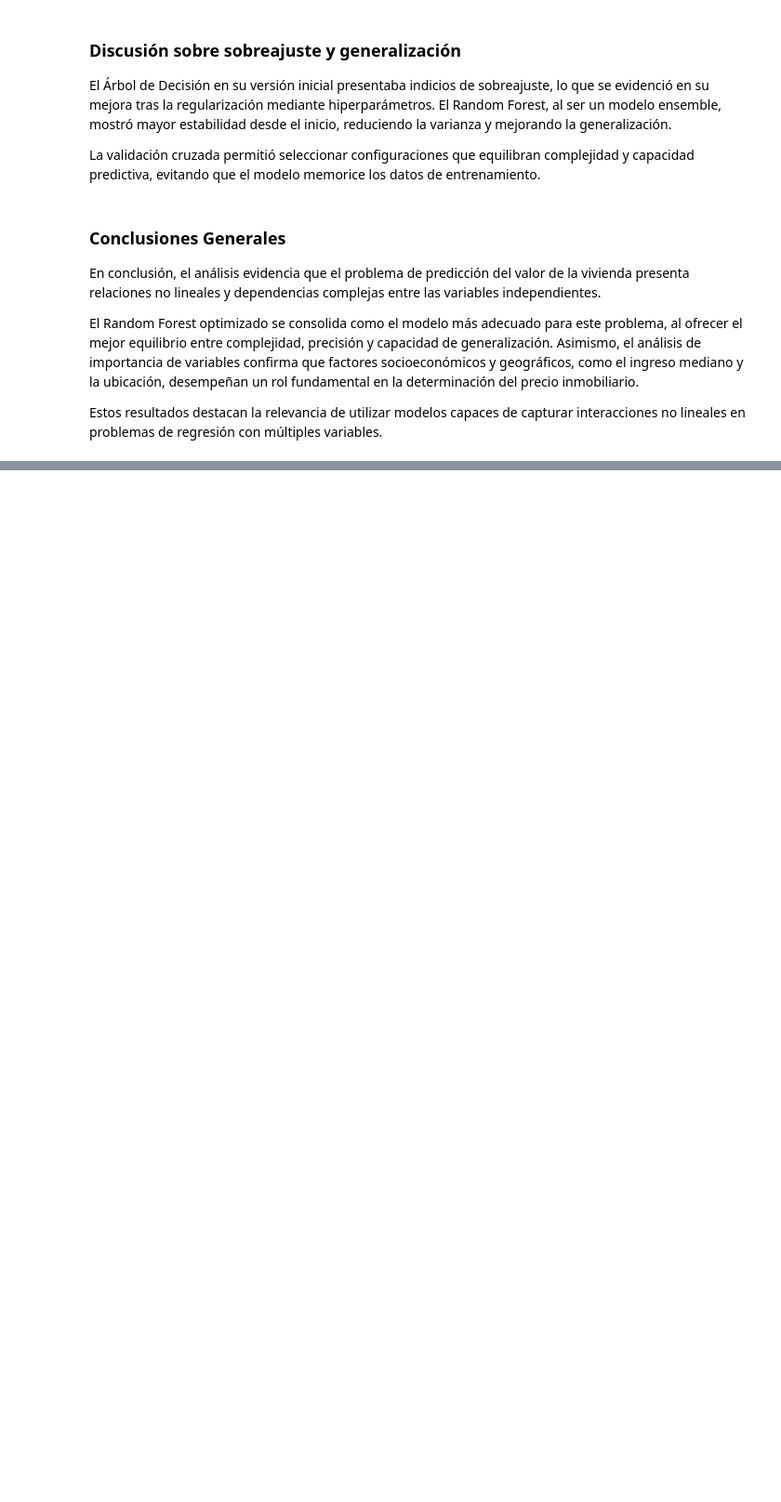
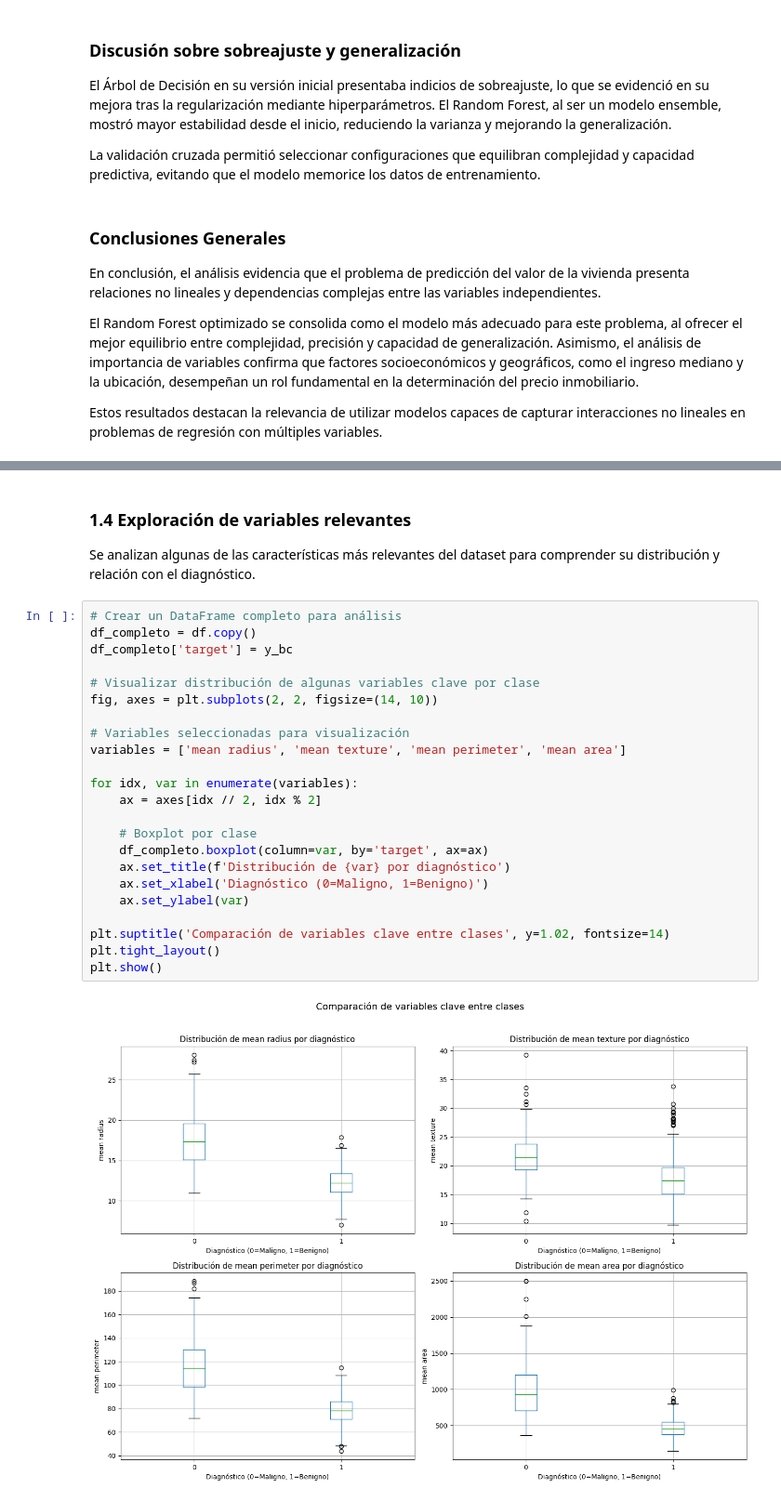
Before and after one commit to rocha30/LAB_2, a Jupyter notebook: problema_regresión.ipynb, the cells around one changed output, grey strips where cells are left out. Shown at 93% size. Cells and saved outputs as stored; diff of their text form; blank space fills up the shorter version.

```diff
--- a/problema_regresión.ipynb
+++ b/problema_regresión.ipynb
@@ -460,0 +607,30 @@ interacciones no lineales en problemas de regresión con múltiples variables.
+# %% [markdown]
+### 1.4 Exploración de variables relevantes
+
+Se analizan algunas de las características más relevantes del dataset para comprender
+su distribución y relación con el diagnóstico.
+# %%
+# Crear un DataFrame completo para análisis
+df_completo = df.copy()
+df_completo['target'] = y_bc
+
+# Visualizar distribución de algunas variables clave por clase
+fig, axes = plt.subplots(2, 2, figsize=(14, 10))
+
+# Variables seleccionadas para visualización
+variables = ['mean radius', 'mean texture', 'mean perimeter', 'mean area']
+
+for idx, var in enumerate(variables):
+    ax = axes[idx // 2, idx % 2]
+
+    # Boxplot por clase
+    df_completo.boxplot(column=var, by='target', ax=ax)
+    ax.set_title(f'Distribución de {var} por diagnóstico')
+    ax.set_xlabel('Diagnóstico (0=Maligno, 1=Benigno)')
+    ax.set_ylabel(var)
+
+plt.suptitle('Comparación de variables clave entre clases', y=1.02, fontsize=14)
+plt.tight_layout()
+plt.show()
+# %% [output]
+[figure, added]
```
Also changed, not shown: parts of 69 cells of this notebook.
